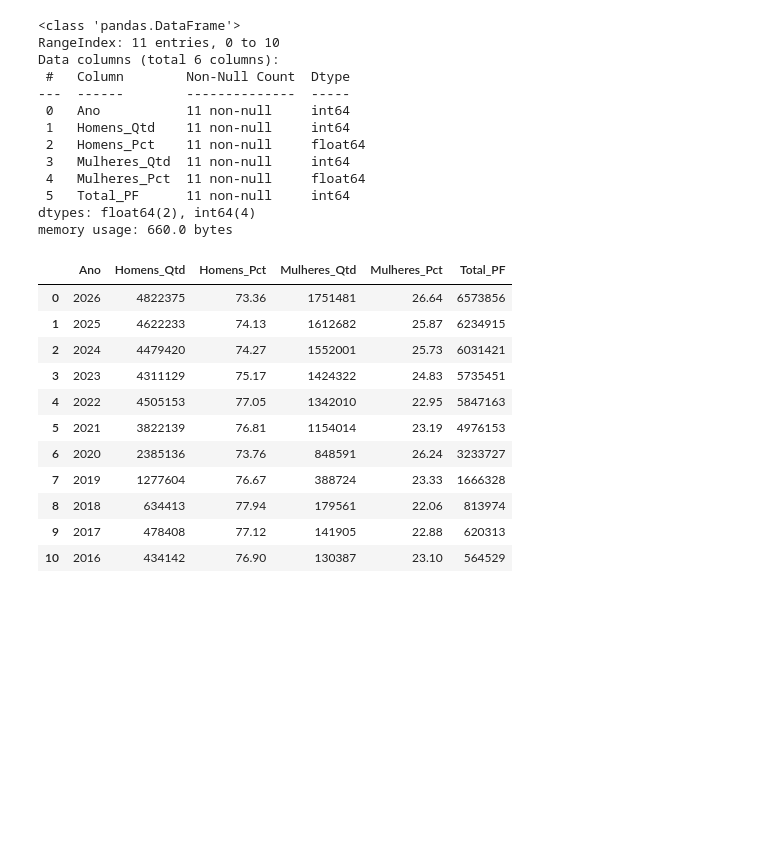
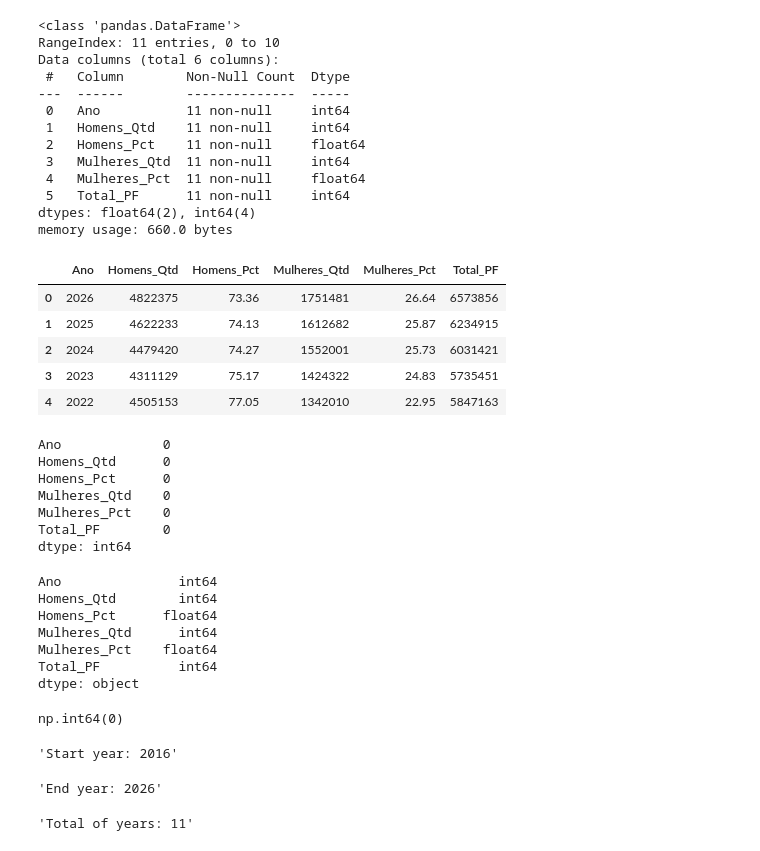
Before and after one commit to higormmalves/b3-investor-data-pipeline, a Jupyter notebook: notebooks/exploratory_analysis.ipynb, the cells around one changed output. Drawn from its saved outputs; the diff is of its cells as text; code cells hidden in the pictures; blank space fills up the shorter version.

Commit message:
add data_exploratory.ipynb script

```diff
--- a/notebooks/exploratory_analysis.ipynb
+++ b/notebooks/exploratory_analysis.ipynb
@@ -24,17 +29,51 @@ Data columns (total 6 columns):
 dtypes: float64(2), int64(4)
 memory usage: 660.0 bytes
 # %%
-df
+df.head()
 # %% [output]
 |  | Ano | Homens_Qtd | Homens_Pct | Mulheres_Qtd | Mulheres_Pct | Total_PF |
 | 0 | 2026 | 4822375 | 73.36 | 1751481 | 26.64 | 6573856 |
 | 1 | 2025 | 4622233 | 74.13 | 1612682 | 25.87 | 6234915 |
 | 2 | 2024 | 4479420 | 74.27 | 1552001 | 25.73 | 6031421 |
 | 3 | 2023 | 4311129 | 75.17 | 1424322 | 24.83 | 5735451 |
 | 4 | 2022 | 4505153 | 77.05 | 1342010 | 22.95 | 5847163 |
-| 5 | 2021 | 3822139 | 76.81 | 1154014 | 23.19 | 4976153 |
-| 6 | 2020 | 2385136 | 73.76 | 848591 | 26.24 | 3233727 |
-| 7 | 2019 | 1277604 | 76.67 | 388724 | 23.33 | 1666328 |
-| 8 | 2018 | 634413 | 77.94 | 179561 | 22.06 | 813974 |
-| 9 | 2017 | 478408 | 77.12 | 141905 | 22.88 | 620313 |
-| 10 | 2016 | 434142 | 76.90 | 130387 | 23.10 | 564529 |
+# %%
+#Total null values in each column
+df.isna().sum()
+# %% [output]
+Ano             0
+Homens_Qtd      0
+Homens_Pct      0
+Mulheres_Qtd    0
+Mulheres_Pct    0
+Total_PF        0
+dtype: int64
+# %%
+#Data types of each column
+df.dtypes
+# %% [output]
+Ano               int64
+Homens_Qtd        int64
+Homens_Pct      float64
+Mulheres_Qtd      int64
+Mulheres_Pct    float64
+Total_PF          int64
+dtype: object
+# %%
+#Total of duplicated rows
+df.duplicated().sum()
+# %% [output]
+np.int64(0)
+# %%
+#Minimum, maximum and total of years in the dataset
+f"Start year: {df['Ano'].min()}"
+# %% [output]
+'Start year: 2016'
+# %%
+f"End year: {df['Ano'].max()}"
+# %% [output]
+'End year: 2026'
+# %%
+f"Total of years: {df['Ano'].nunique()}"
+# %% [output]
+'Total of years: 11'
```
Also changed, not shown: parts of 11 cells of this notebook.
